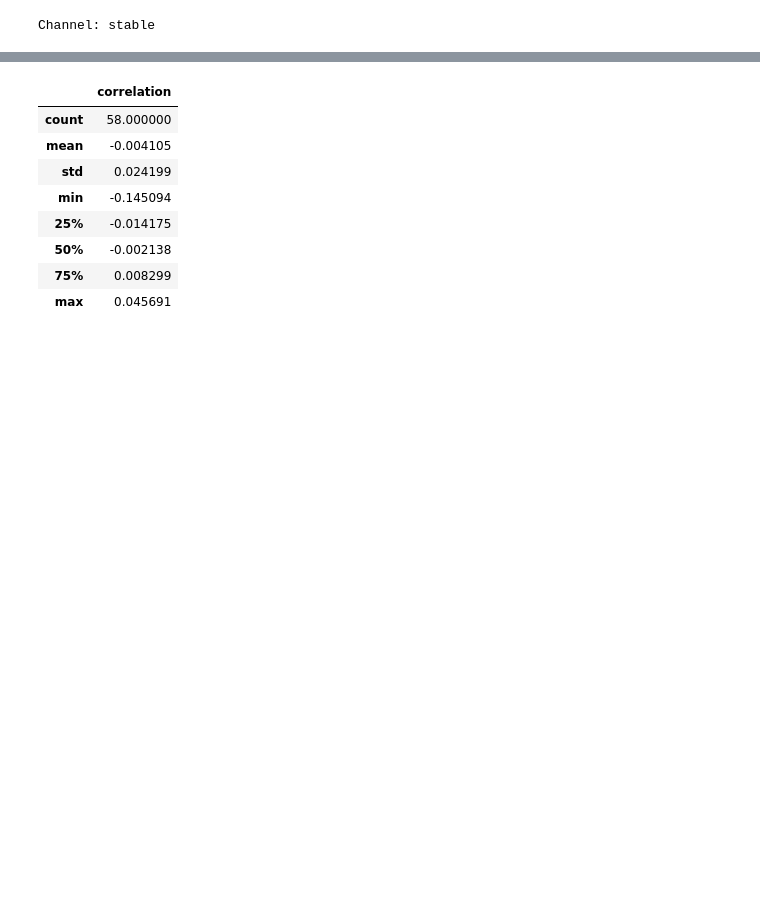
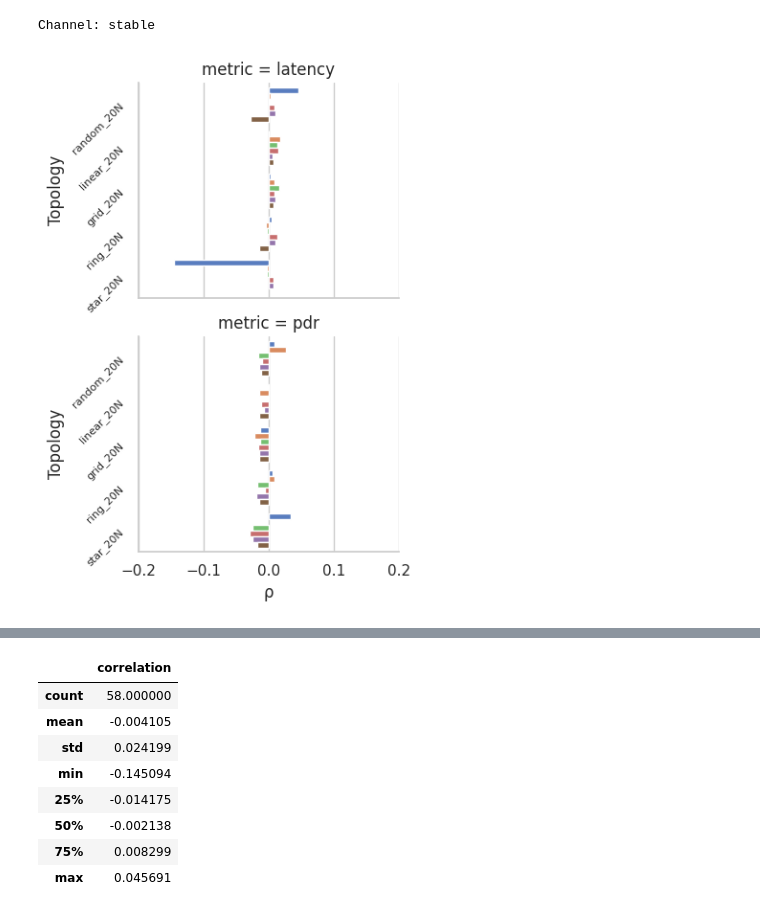
Before and after one commit to damiano-salvaterra/SPE-project, a Jupyter notebook: src/evaluation/variance_reduction.ipynb, the cells around one changed output, grey strips where cells are left out. Drawn from its saved outputs; the diff is of its cells as text; code cells hidden in the pictures; blank space fills up the shorter version.

Commit message:
Add CV correlation

```diff
--- a/src/evaluation/variance_reduction.ipynb
+++ b/src/evaluation/variance_reduction.ipynb
@@ -374,6 +374,7 @@ for topo_res in res.topologies:
                 "topology": topo_res.topology_type,
                 "channel": channel_res.channel_type,
                 "correlation": corr,
+                "metric" : "latency"
             }
         )
 
@@ -418,7 +419,42 @@ for topo_res in res.topologies:
                 "topology": topo_res.topology_type,
                 "channel": channel_res.channel_type,
                 "correlation": corr,
+                "metric" : "pdr"
             }
         )
 
 df_corrs = pd.concat([df_corrs, pd.DataFrame(all_corrs)])
+# %%
+df_corrs = df_corrs.reset_index(drop=True)
+# Order by correlation
+df_corrs = df_corrs.sort_values(by="correlation", ascending=False).reset_index(drop=True)
+# %%
+facet = sns.FacetGrid(
+    df_corrs,
+    # col="metric",
+    row="metric",
+    # row="topology",
+    sharex=True,
+    aspect=1.5,
+)
+facet.map_dataframe(
+    sns.barplot,
+    x="correlation",
+    # y="channel",
+    # hue="topology",
+    y="topology",
+    hue="channel",
+    palette="muted",
+    # edgecolor=".6",
+)
+
+# facet.set_xlim(-1, 1)
+# facet.set(xlim=(-1, 1))
+facet.set(xlim=(-0.2, 0.2))
+facet.set_yticklabels(rotation=45, fontsize=8)
+facet.set_axis_labels("ρ", "Topology")
+facet.set_titles(col_template="{col_name}")
+# facet.add_legend(title="Topology Type")
+plt.show()
+# %% [output]
+[figure, added]
```
Also changed, not shown: parts of 1 cell of this notebook, 4 other files.
